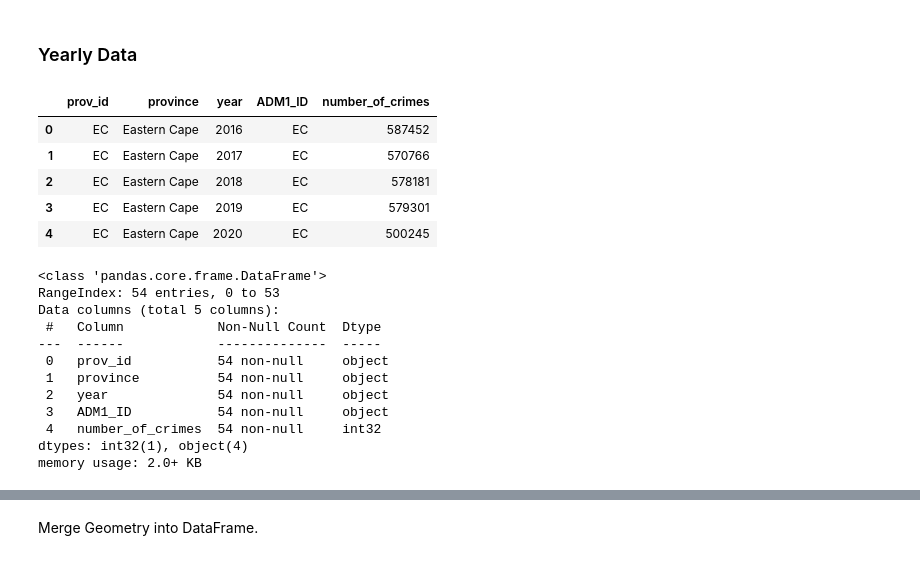
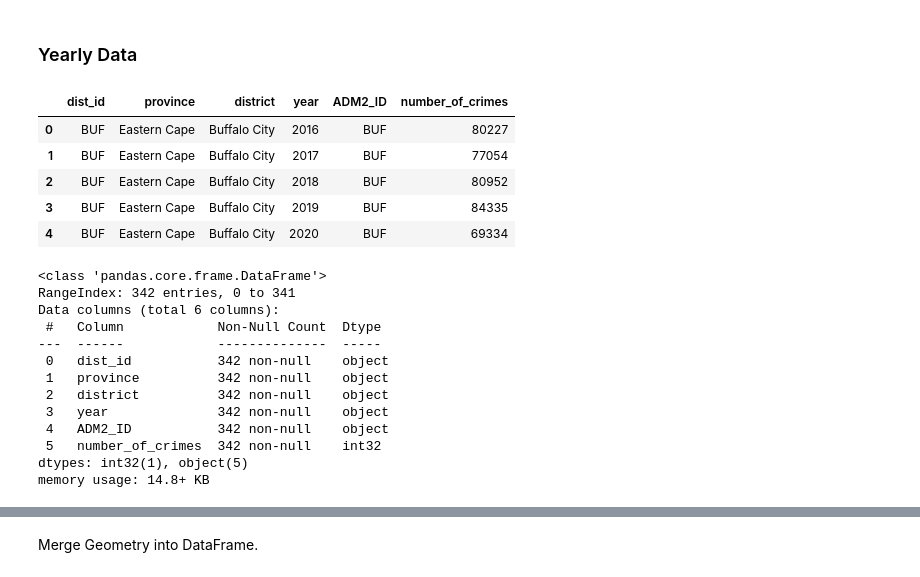
Before and after one commit to OmdenaAI/south-africa-chapter-mapping-urban-v, a Jupyter notebook: src/tasks/task4-eda-visualization/geospatial/sa_yearly_by_district.ipynb, the cells around one changed output, grey strips where cells are left out. Cells and saved outputs as stored; diff of their text form; code cells hidden in the pictures.

```diff
--- a/src/tasks/task4-eda-visualization/geospatial/sa_yearly_by_district.ipynb
+++ b/src/tasks/task4-eda-visualization/geospatial/sa_yearly_by_district.ipynb
@@ -451,0 +219,2 @@ geospatial_prov
+# %%
+geospatial_dist = geo_dist.merge(df, on=['district'], how='right').fillna('')
@@ -452,5 +237,5 @@ geospatial_prov
 # %% [markdown]
 Convert to a GeoPandas DataFrame.
 # %%
-geospatial_prov = gpd.GeoDataFrame(geospatial_prov, geometry='geometry_prov')
+geospatial_dist = gpd.GeoDataFrame(geospatial_dist, geometry='geometry_dist')
 # %%
@@ -472,11 +256,11 @@ Reorder columns
 # %%
 
-geospatial_prov = geospatial_prov[
-    ['station', 'district', 'province', 'prov_id',
-     'crime_category', 'date', 'month', 'year',
-     'number_of_crimes', 'average_max_temp',
+geospatial_dist = geospatial_dist[
+    ['station', 'district', 'dist_id', 'municipality',
+     'province', 'crime_category', 'date', 'month',
+     'year', 'number_of_crimes', 'average_max_temp',
      'average_min_temp', 'average_rain_mm',
      'average_windspeed', 'latitude', 'longitude',
-     'ADM1_ID', 'geometry_prov']]
-geospatial_prov.head(1)
+     'ADM2_ID', 'geometry_dist']]
+geospatial_dist.head(1)
 # %% [output]
@@ -496,5 +280,5 @@ memory usage: 55.9 MB
 # %% [markdown]
 Lets change the year to a string.
 # %%
-geospatial_prov['year'] = geospatial_prov['year'].map(str)
+geospatial_dist['year'] = geospatial_dist['year'].map(str)
 # %%
@@ -514,27 +298,28 @@ Lets create a dataframe for the Folium map.
 # %% [markdown]
 ### Yearly Data
 # %%
-map1 = geospatial_prov.groupby(['prov_id', 'province', 'year', 'ADM1_ID'], as_index=False).agg({'number_of_crimes': 'sum'})
-map1.head()
+map_dist = geospatial_dist.groupby(['dist_id', 'province', 'district', 'year', 'ADM2_ID'], as_index=False).agg({'number_of_crimes': 'sum'})
+map_dist.head()
 # %% [output]
-|  | prov_id | province | year | ADM1_ID | number_of_crimes |
-| 0 | EC | Eastern Cape | 2016 | EC | 587452 |
-| 1 | EC | Eastern Cape | 2017 | EC | 570766 |
-| 2 | EC | Eastern Cape | 2018 | EC | 578181 |
-| 3 | EC | Eastern Cape | 2019 | EC | 579301 |
-| 4 | EC | Eastern Cape | 2020 | EC | 500245 |
+|  | dist_id | province | district | year | ADM2_ID | number_of_crimes |
+| 0 | BUF | Eastern Cape | Buffalo City | 2016 | BUF | 80227 |
+| 1 | BUF | Eastern Cape | Buffalo City | 2017 | BUF | 77054 |
+| 2 | BUF | Eastern Cape | Buffalo City | 2018 | BUF | 80952 |
+| 3 | BUF | Eastern Cape | Buffalo City | 2019 | BUF | 84335 |
+| 4 | BUF | Eastern Cape | Buffalo City | 2020 | BUF | 69334 |
 # %%
-map1.info()
+map_dist.info()
 # %% [output]
 <class 'pandas.core.frame.DataFrame'>
-RangeIndex: 54 entries, 0 to 53
-Data columns (total 5 columns):
+RangeIndex: 342 entries, 0 to 341
+Data columns (total 6 columns):
  #   Column            Non-Null Count  Dtype
 ---  ------            --------------  -----
- 0   prov_id           54 non-null     object
- 1   province          54 non-null     object
- 2   year              54 non-null     object
- 3   ADM1_ID           54 non-null     object
- 4   number_of_crimes  54 non-null     int32
-dtypes: int32(1), object(4)
-memory usage: 2.0+ KB
+ 0   dist_id           342 non-null    object
+ 1   province          342 non-null    object
+ 2   district          342 non-null    object
+ 3   year              342 non-null    object
+ 4   ADM2_ID           342 non-null    object
+ 5   number_of_crimes  342 non-null    int32
+dtypes: int32(1), object(5)
+memory usage: 14.8+ KB
```
Also changed, not shown: parts of 78 cells of this notebook.
